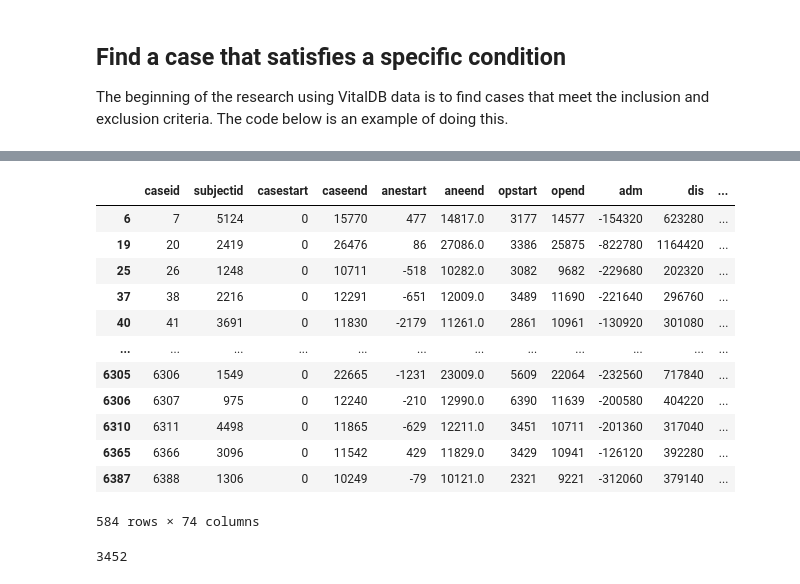
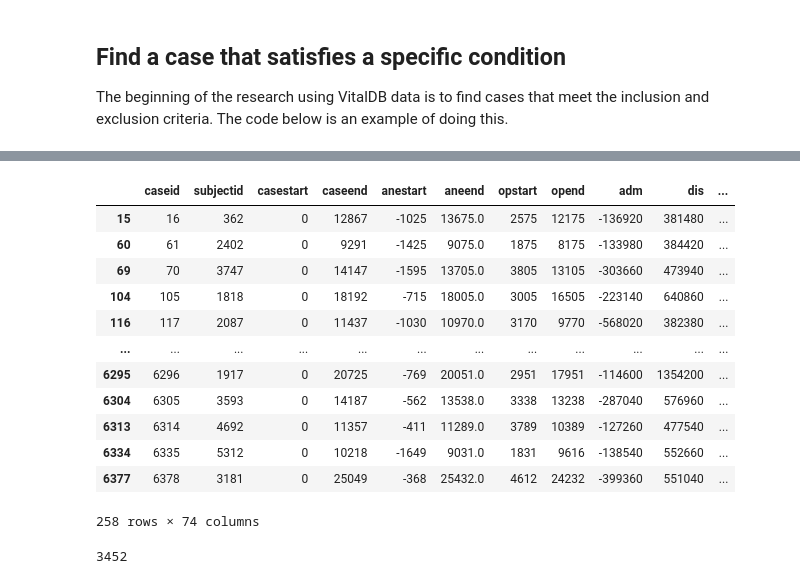
Before and after one commit to CherishVasant/Real-Time-Surgical-Vital-Forecasting-And-Anomaly-Detection, a Jupyter notebook: vitaldb.ipynb, the cells around one changed output, grey strips where cells are left out. Drawn from its saved outputs; the diff is of its cells as text; code cells hidden in the pictures.

```diff
--- a/vitaldb.ipynb
+++ b/vitaldb.ipynb
@@ -178,19 +179,19 @@ df_cases[df_cases['opname'].str.contains("transplant")]
 246 rows × 74 columns
 # %%
-df_mr = df_cases[df_cases['optype'] == "Major resection"]
-df_mr
+df_h = df_cases[df_cases['optype'] == "Hepatic"]
+df_h
 # %% [output]
 |  | caseid | subjectid | casestart | caseend | anestart | aneend | opstart | opend | adm | dis | ... |
-| 6 | 7 | 5124 | 0 | 15770 | 477 | 14817.0 | 3177 | 14577 | -154320 | 623280 | ... |
-| 19 | 20 | 2419 | 0 | 26476 | 86 | 27086.0 | 3386 | 25875 | -822780 | 1164420 | ... |
-| 25 | 26 | 1248 | 0 | 10711 | -518 | 10282.0 | 3082 | 9682 | -229680 | 202320 | ... |
-| 37 | 38 | 2216 | 0 | 12291 | -651 | 12009.0 | 3489 | 11690 | -221640 | 296760 | ... |
-| 40 | 41 | 3691 | 0 | 11830 | -2179 | 11261.0 | 2861 | 10961 | -130920 | 301080 | ... |
+| 15 | 16 | 362 | 0 | 12867 | -1025 | 13675.0 | 2575 | 12175 | -136920 | 381480 | ... |
+| 60 | 61 | 2402 | 0 | 9291 | -1425 | 9075.0 | 1875 | 8175 | -133980 | 384420 | ... |
+| 69 | 70 | 3747 | 0 | 14147 | -1595 | 13705.0 | 3805 | 13105 | -303660 | 473940 | ... |
+| 104 | 105 | 1818 | 0 | 18192 | -715 | 18005.0 | 3005 | 16505 | -223140 | 640860 | ... |
+| 116 | 117 | 2087 | 0 | 11437 | -1030 | 10970.0 | 3170 | 9770 | -568020 | 382380 | ... |
 | ... | ... | ... | ... | ... | ... | ... | ... | ... | ... | ... | ... |
-| 6305 | 6306 | 1549 | 0 | 22665 | -1231 | 23009.0 | 5609 | 22064 | -232560 | 717840 | ... |
-| 6306 | 6307 | 975 | 0 | 12240 | -210 | 12990.0 | 6390 | 11639 | -200580 | 404220 | ... |
-| 6310 | 6311 | 4498 | 0 | 11865 | -629 | 12211.0 | 3451 | 10711 | -201360 | 317040 | ... |
-| 6365 | 6366 | 3096 | 0 | 11542 | 429 | 11829.0 | 3429 | 10941 | -126120 | 392280 | ... |
-| 6387 | 6388 | 1306 | 0 | 10249 | -79 | 10121.0 | 2321 | 9221 | -312060 | 379140 | ... |
+| 6295 | 6296 | 1917 | 0 | 20725 | -769 | 20051.0 | 2951 | 17951 | -114600 | 1354200 | ... |
+| 6304 | 6305 | 3593 | 0 | 14187 | -562 | 13538.0 | 3338 | 13238 | -287040 | 576960 | ... |
+| 6313 | 6314 | 4692 | 0 | 11357 | -411 | 11289.0 | 3789 | 10389 | -127260 | 477540 | ... |
+| 6334 | 6335 | 5312 | 0 | 10218 | -1649 | 9031.0 | 1831 | 9616 | -138540 | 552660 | ... |
+| 6377 | 6378 | 3181 | 0 | 25049 | -368 | 25432.0 | 4612 | 24232 | -399360 | 551040 | ... |
-584 rows × 74 columns
+258 rows × 74 columns
 # %%
```
Also changed, not shown: parts of 8 cells of this notebook, 1 other file.
